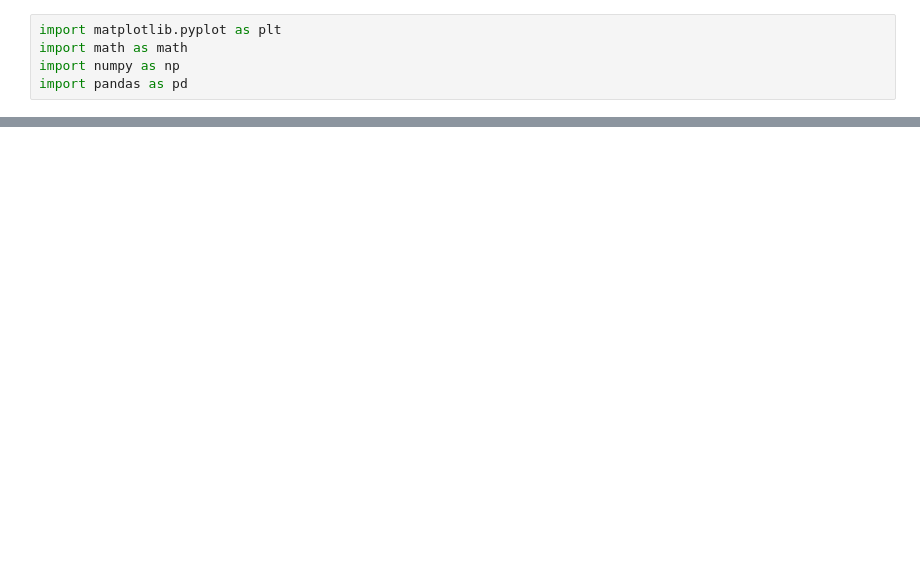
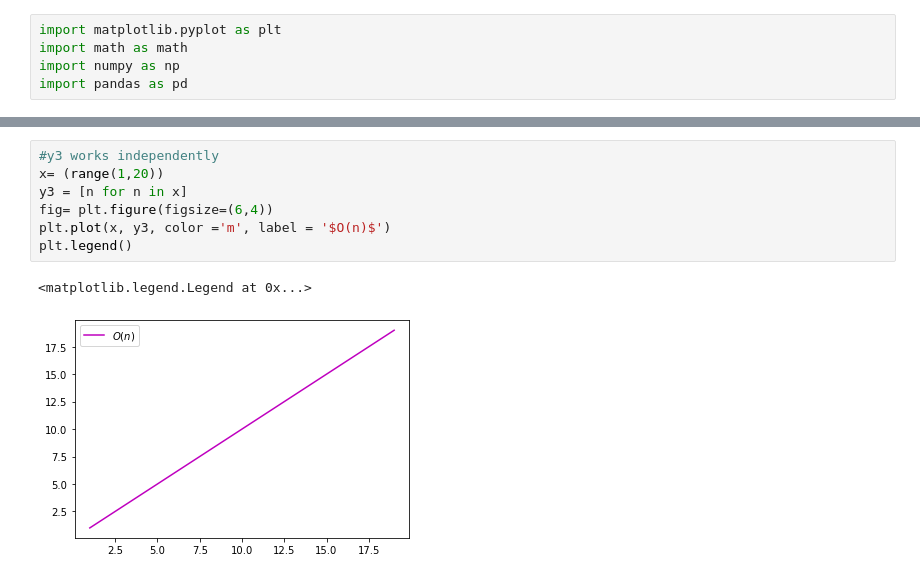
Before and after one commit to natasharivers/numpy-pandas-visualization-exercises, a Jupyter notebook: big_o_notation.ipynb, the cells around one changed output, grey strips where cells are left out. Drawn from its saved outputs; the diff is of its cells as text; blank space fills up the shorter version.

```diff
--- a/big_o_notation.ipynb
+++ b/big_o_notation.ipynb
@@ -44,0 +67,10 @@ plt.plot(x,y1, color = 'orange', label= 'y1= $O(1)$')
+# %%
+#y3 works independently
+x= (range(1,20))
+y3 = [n for n in x]
+fig= plt.figure(figsize=(6,4))
+plt.plot(x, y3, color ='m', label = '$O(n)$')
+plt.legend()
+# %% [output]
+<matplotlib.legend.Legend at 0x...>
+[figure, added]
```
Also changed, not shown: parts of 10 cells of this notebook.
